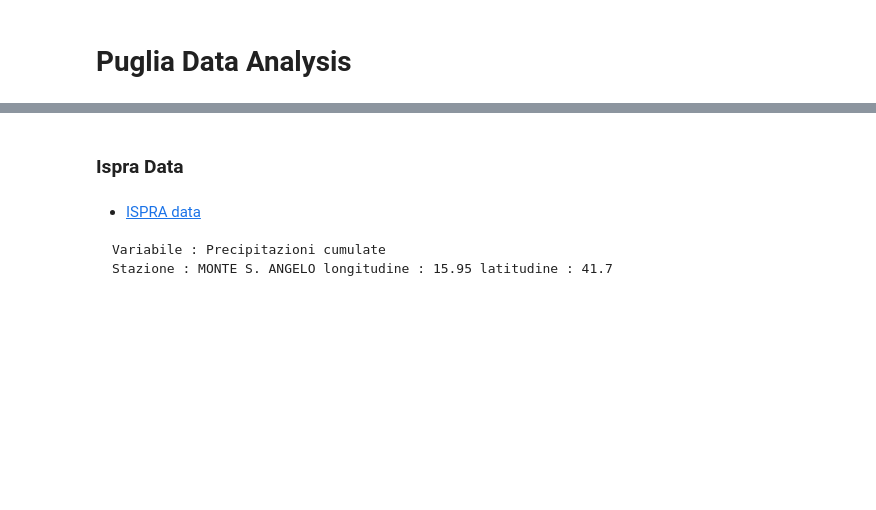
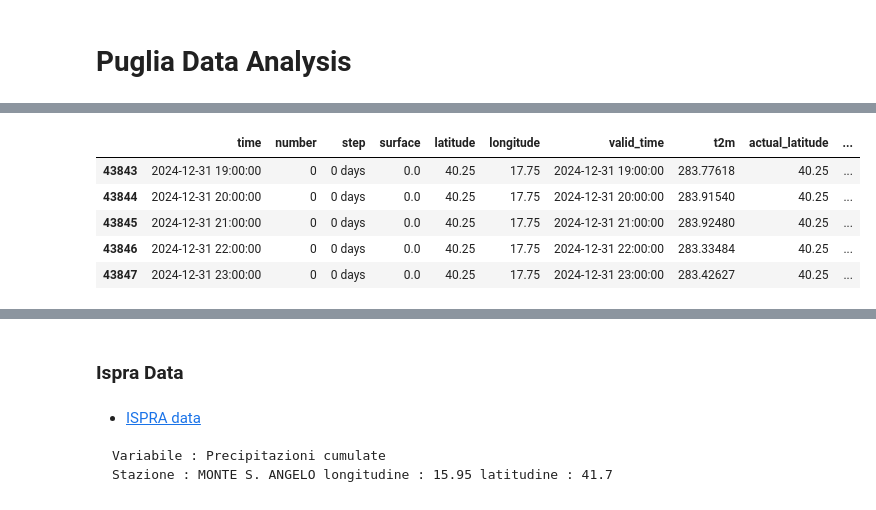
Before and after one commit to pacoraggio/London-Rainfall, a Jupyter notebook: puglia_data.ipynb, the cells around one changed output, grey strips where cells are left out. Cells and saved outputs as stored; diff of their text form; code cells hidden in the pictures; blank space fills up the shorter version.

```diff
--- a/puglia_data.ipynb
+++ b/puglia_data.ipynb
@@ -8,0 +25,9 @@ import seaborn as sns
+# %%
+bari_data.tail()
+# %% [output]
+|  | time | number | step | surface | latitude | longitude | valid_time | t2m | actual_latitude | ... |
+| 43843 | 2024-12-31 19:00:00 | 0 | 0 days | 0.0 | 40.25 | 17.75 | 2024-12-31 19:00:00 | 283.77618 | 40.25 | ... |
+| 43844 | 2024-12-31 20:00:00 | 0 | 0 days | 0.0 | 40.25 | 17.75 | 2024-12-31 20:00:00 | 283.91540 | 40.25 | ... |
+| 43845 | 2024-12-31 21:00:00 | 0 | 0 days | 0.0 | 40.25 | 17.75 | 2024-12-31 21:00:00 | 283.92480 | 40.25 | ... |
+| 43846 | 2024-12-31 22:00:00 | 0 | 0 days | 0.0 | 40.25 | 17.75 | 2024-12-31 22:00:00 | 283.33484 | 40.25 | ... |
+| 43847 | 2024-12-31 23:00:00 | 0 | 0 days | 0.0 | 40.25 | 17.75 | 2024-12-31 23:00:00 | 283.42627 | 40.25 | ... |
```
Also changed, not shown: parts of 71 cells of this notebook.
